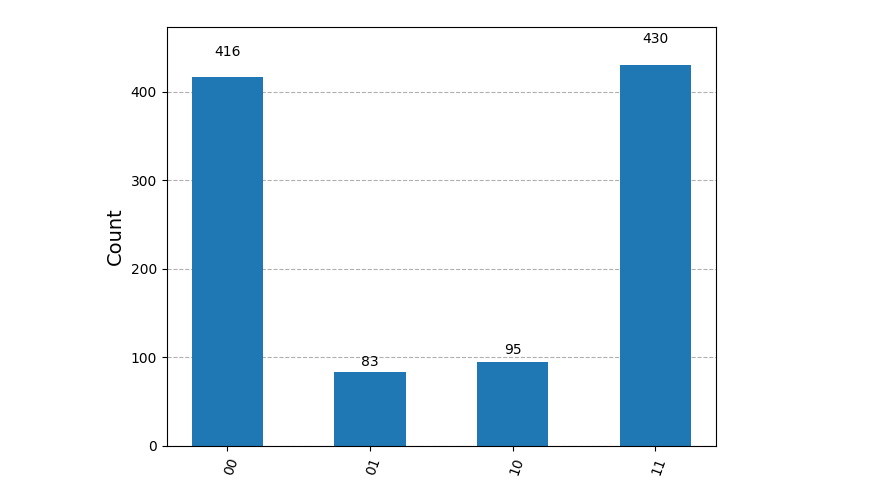
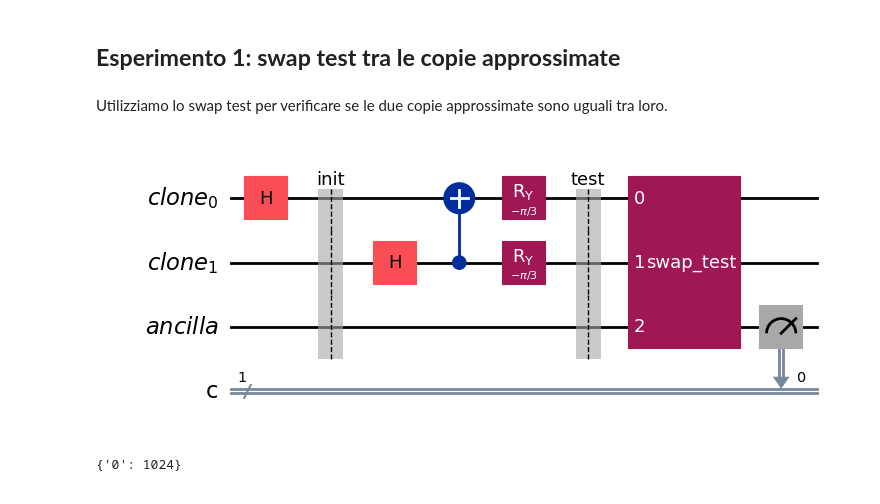
Before and after one commit to BoredDam/quantum-algorithms, a Jupyter notebook: q-miscellaneous/approximated-cloning/approx-cloning.ipynb, the cells around one changed output. Drawn from its saved outputs; the diff is of its cells as text; code cells hidden in the pictures.

```diff
--- a/q-miscellaneous/approximated-cloning/approx-cloning.ipynb
+++ b/q-miscellaneous/approximated-cloning/approx-cloning.ipynb
@@ -19,5 +19,38 @@ qc.draw('mpl')
-# %%
-counts = fq.run(qc)
-plot_histogram(counts)
-# %% [output]
-[figure, removed]
+# %% [markdown]
+## **Esperimento 1: swap test tra le copie approssimate**
+# %%
+def swap_test():
+    qx = QuantumRegister(1,name="x")
+    qy = QuantumRegister(1,name="y")
+    a = QuantumRegister(1,name="a")
+    qc = QuantumCircuit(qx,qy,a)
+    qc.h(a)
+    qc.cswap(a,qx,qy)
+    qc.h(a)
+    return qc.to_gate(label='swap_test')
+# %% [markdown]
+
+Utilizziamo lo swap test per verificare se le due copie approssimate sono uguali tra loro.
+# %%
+qx = QuantumRegister(2, 'clone')
+a = QuantumRegister(1, 'ancilla')
+c = ClassicalRegister(1,'c')
+qc = QuantumCircuit(qx, a, c)
+
+qc.h(qx[0])
+qc.barrier(label = 'init')
+qc.h(qx[1])
+qc.cx(qx[1],qx[0])
+qc.ry(-np.pi/3, qx)
+
+qc.barrier(label = 'test')
+qc.compose(swap_test(), [*qx, a], inplace=True)
+qc.measure(a,c)
+
+qc.draw('mpl')
+# %% [output]
+[figure, added]
+# %%
+fq.run(qc)
+# %% [output]
+{'0': 1024}
```
Also changed, not shown: parts of 6 cells of this notebook.
